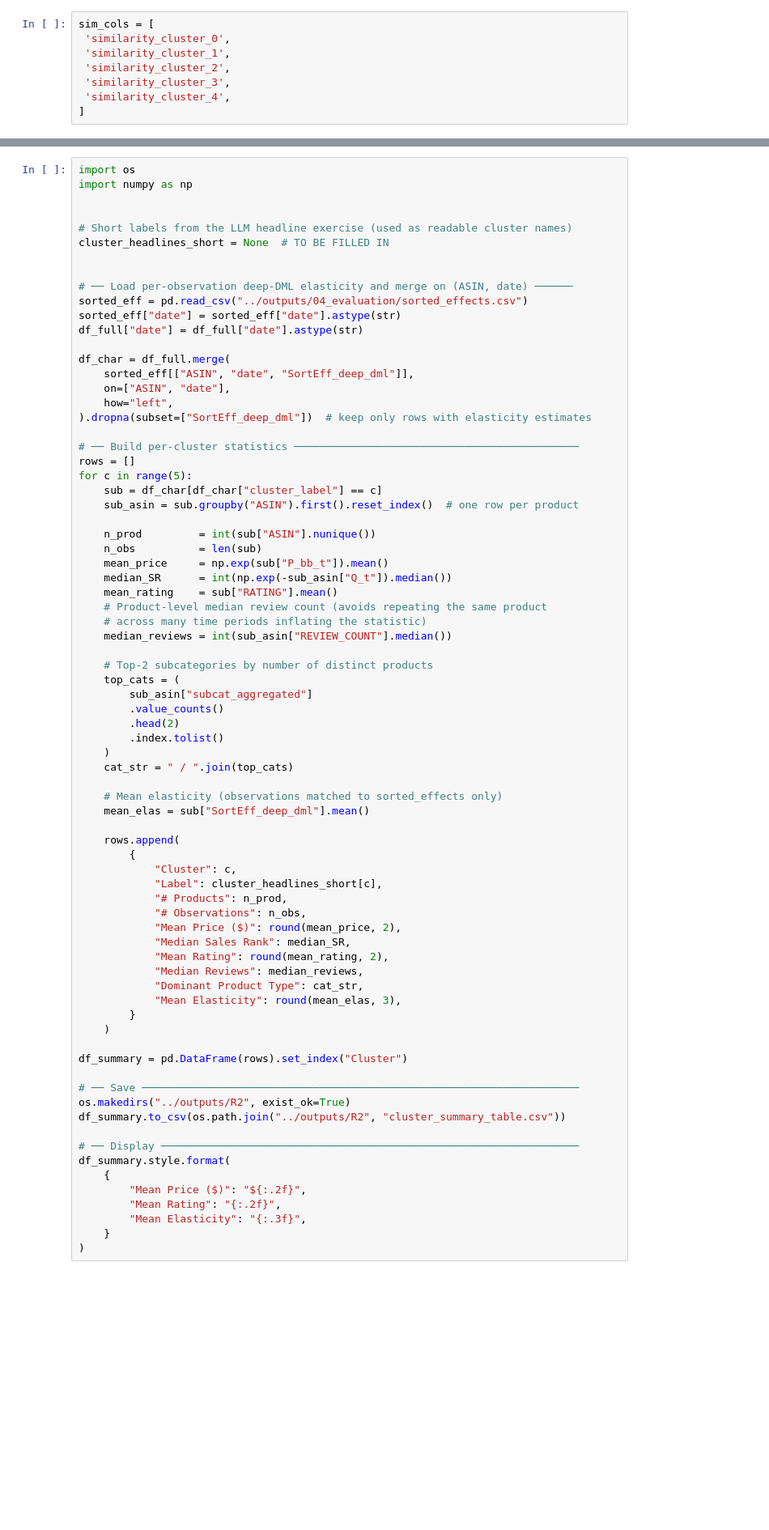
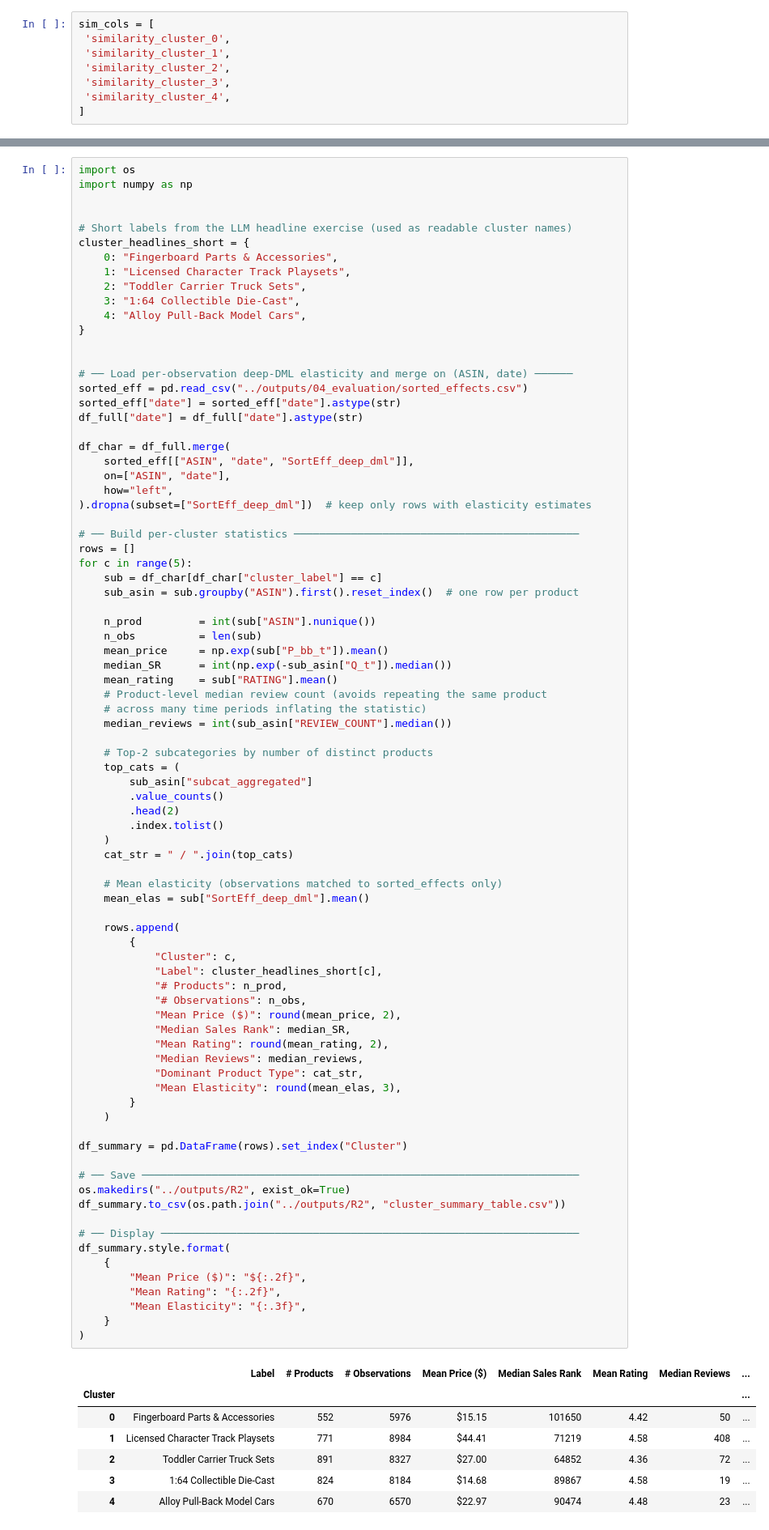
Before and after one commit to JanTeichertKluge/demand-analysis-repro, a Jupyter notebook: Gemma-tuned/code/02_cluster_summary.ipynb, the cells around one changed output, grey strips where cells are left out. Shown at 81% size. Cells and saved outputs as stored; diff of their text form; blank space fills up the shorter version.

Commit message:
gemma-tuned: run pipeline 01-04 and cluster summary

```diff
--- a/Gemma-tuned/code/02_cluster_summary.ipynb
+++ b/Gemma-tuned/code/02_cluster_summary.ipynb
@@ -44,7 +93,13 @@ import numpy as np
 
 
 # Short labels from the LLM headline exercise (used as readable cluster names)
-cluster_headlines_short = None  # TO BE FILLED IN
+cluster_headlines_short = {
+    0: "Fingerboard Parts & Accessories",
+    1: "Licensed Character Track Playsets",
+    2: "Toddler Carrier Truck Sets",
+    3: "1:64 Collectible Die-Cast",
+    4: "Alloy Pull-Back Model Cars",
+}
 
 
 # ── Load per-observation deep-DML elasticity and merge on (ASIN, date) ──────
@@ -87,30 +142,38 @@ for c in range(5):
 
     rows.append(
         {
             "Cluster": c,
             "Label": cluster_headlines_short[c],
             "# Products": n_prod,
             "# Observations": n_obs,
             "Mean Price ($)": round(mean_price, 2),
             "Median Sales Rank": median_SR,
             "Mean Rating": round(mean_rating, 2),
             "Median Reviews": median_reviews,
             "Dominant Product Type": cat_str,
             "Mean Elasticity": round(mean_elas, 3),
         }
     )
 
 df_summary = pd.DataFrame(rows).set_index("Cluster")
 
 # ── Save ─────────────────────────────────────────────────────────────────────
 os.makedirs("../outputs/R2", exist_ok=True)
 df_summary.to_csv(os.path.join("../outputs/R2", "cluster_summary_table.csv"))
 
 # ── Display ──────────────────────────────────────────────────────────────────
 df_summary.style.format(
     {
         "Mean Price ($)": "${:.2f}",
         "Mean Rating": "{:.2f}",
         "Mean Elasticity": "{:.3f}",
     }
 )
+# %% [output]
+|  | Label | # Products | # Observations | Mean Price ($) | Median Sales Rank | Mean Rating | Median Reviews | ... |
+| Cluster |  |  |  |  |  |  |  | ... |
+| 0 | Fingerboard Parts & Accessories | 552 | 5976 | $15.15 | 101650 | 4.42 | 50 | ... |
+| 1 | Licensed Character Track Playsets | 771 | 8984 | $44.41 | 71219 | 4.58 | 408 | ... |
+| 2 | Toddler Carrier Truck Sets | 891 | 8327 | $27.00 | 64852 | 4.36 | 72 | ... |
+| 3 | 1:64 Collectible Die-Cast | 824 | 8184 | $14.68 | 89867 | 4.58 | 19 | ... |
+| 4 | Alloy Pull-Back Model Cars | 670 | 6570 | $22.97 | 90474 | 4.48 | 23 | ... |
```
Also changed, not shown: parts of 6 cells of this notebook, 51 other files.
